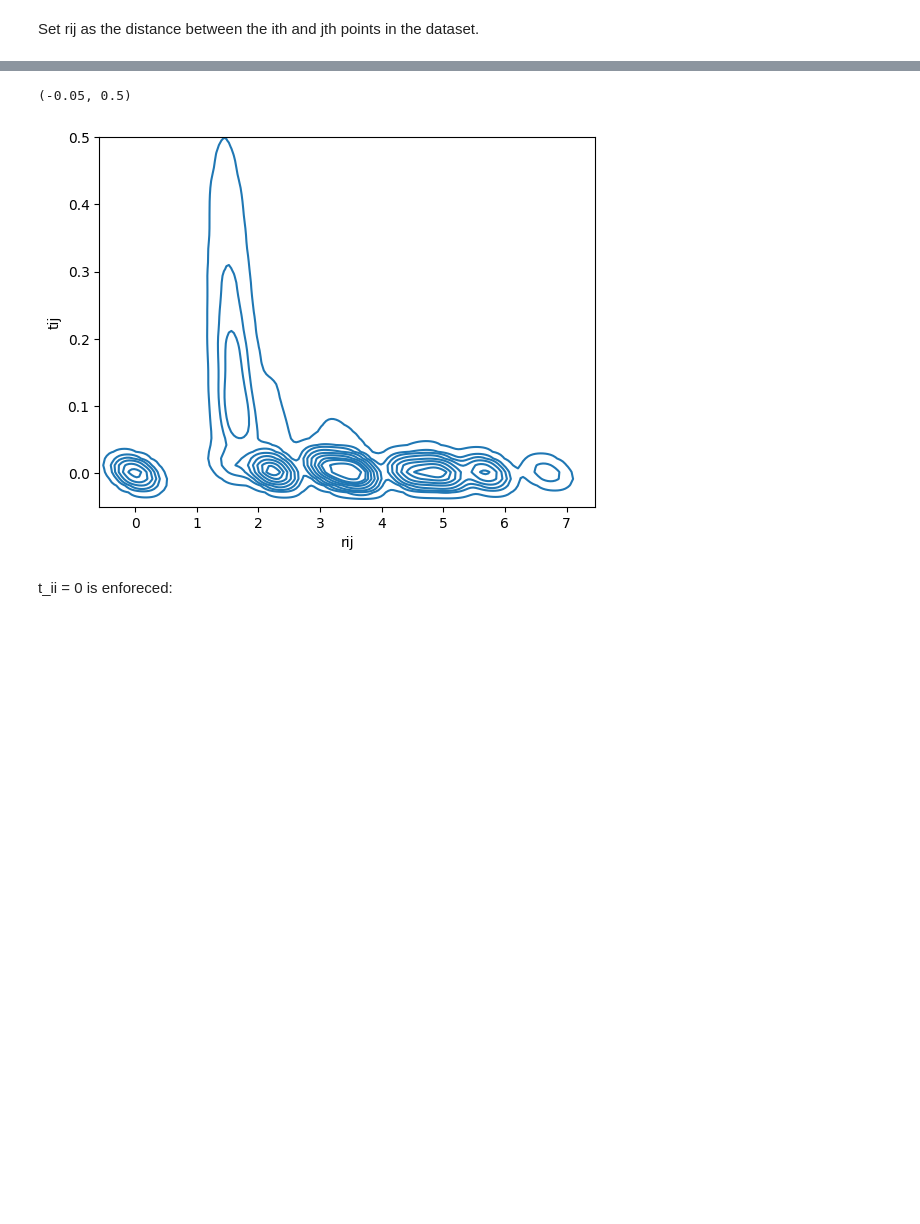
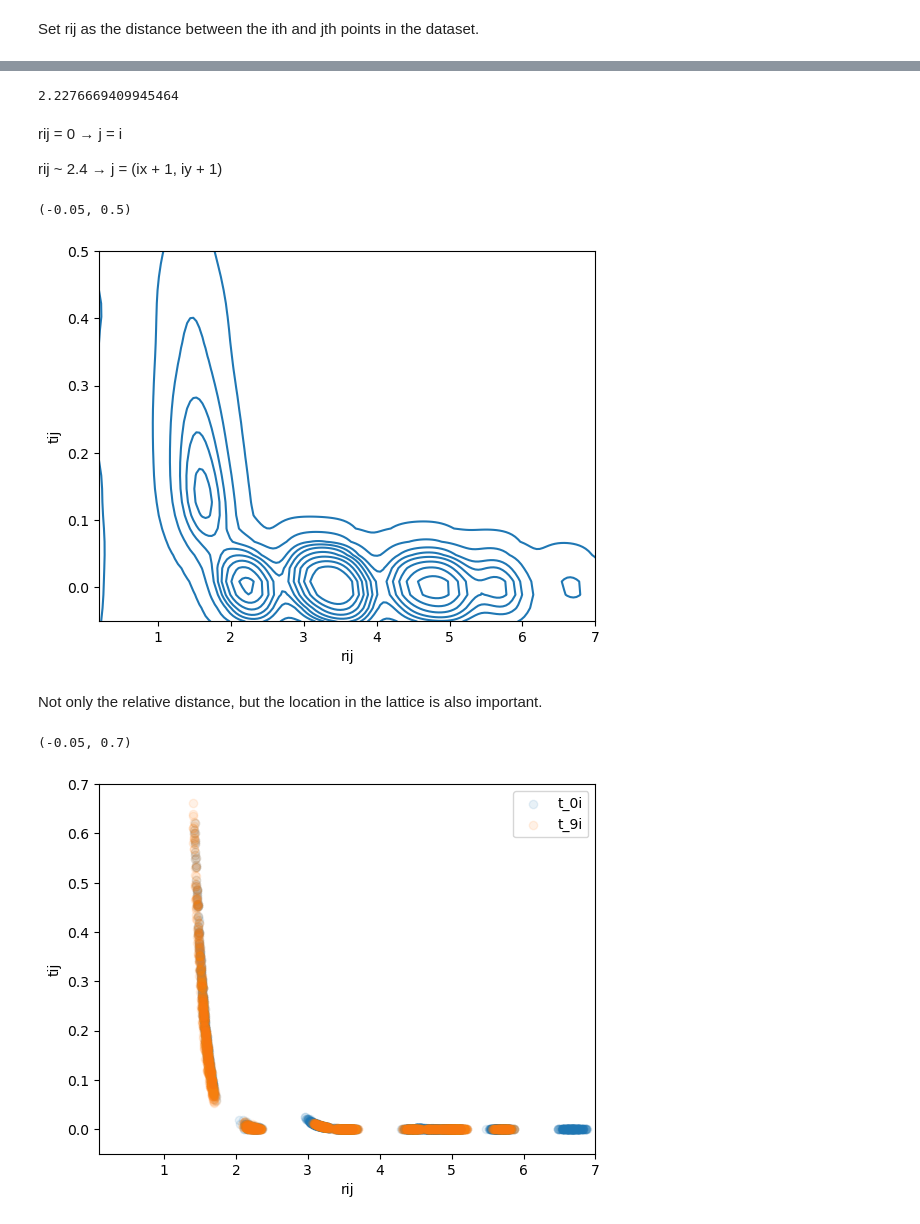
Before and after one commit to htwei17/HubbardTweezer, a Jupyter notebook: LinearRegression/Learning_TB_Haotian/explore_data.ipynb, the cells around one changed output, grey strips where cells are left out. Cells and saved outputs as stored; diff of their text form; code cells hidden in the pictures; blank space fills up the shorter version.

```diff
--- a/LinearRegression/Learning_TB_Haotian/explore_data.ipynb
+++ b/LinearRegression/Learning_TB_Haotian/explore_data.ipynb
@@ -60,10 +74,40 @@ Text(0, 0.5, 'tij')
+# %%
+np.linalg.norm([1.55, 1.6])
+# %% [output]
+2.2276669409945464
+# %% [markdown]
+rij = 0 → j = i
+
+rij ~ 2.4 → j = (ix + 1, iy + 1)
 # %%
-sns.kdeplot(x=dat["rij"].flatten(), y=dat["t_ij"].flatten())
+sns.kdeplot(x=dat["rij"][mask].flatten(), y=dat["t_ij"][mask].flatten())
 plt.xlabel("rij")
 plt.ylabel("tij")
-plt.ylim(0.05, 0.50)
+plt.xlim(0.2, 7)
+plt.ylim(-0.05, 0.50)
 # %% [output]
 (-0.05, 0.5)
-[figure, old version]
+[figure, new version]
-# %% [markdown]
-t_ii = 0 is enforeced:
+# %% [markdown]
+Not only the relative distance, but the location in the lattice is also important.
+# %%
+plt.scatter(
+    dat["rij"][mask, 0, :].flatten(),
+    dat["t_ij"][mask, 0, :].flatten(),
+    alpha=0.1,
+    label="t_0i",
+)
+plt.scatter(
+    dat["rij"][mask, 8, 1:].flatten(),
+    dat["t_ij"][mask, 8, 1:].flatten(),
+    alpha=0.1,
+    label="t_9i",
+)
+plt.legend()
+plt.xlabel("rij")
+plt.ylabel("tij")
+plt.xlim(0.1, 7)
+plt.ylim(-0.05, 0.7)
+# %% [output]
+(-0.05, 0.7)
+[figure, added]
```
Also changed, not shown: parts of 26 cells of this notebook, 3 other files.
